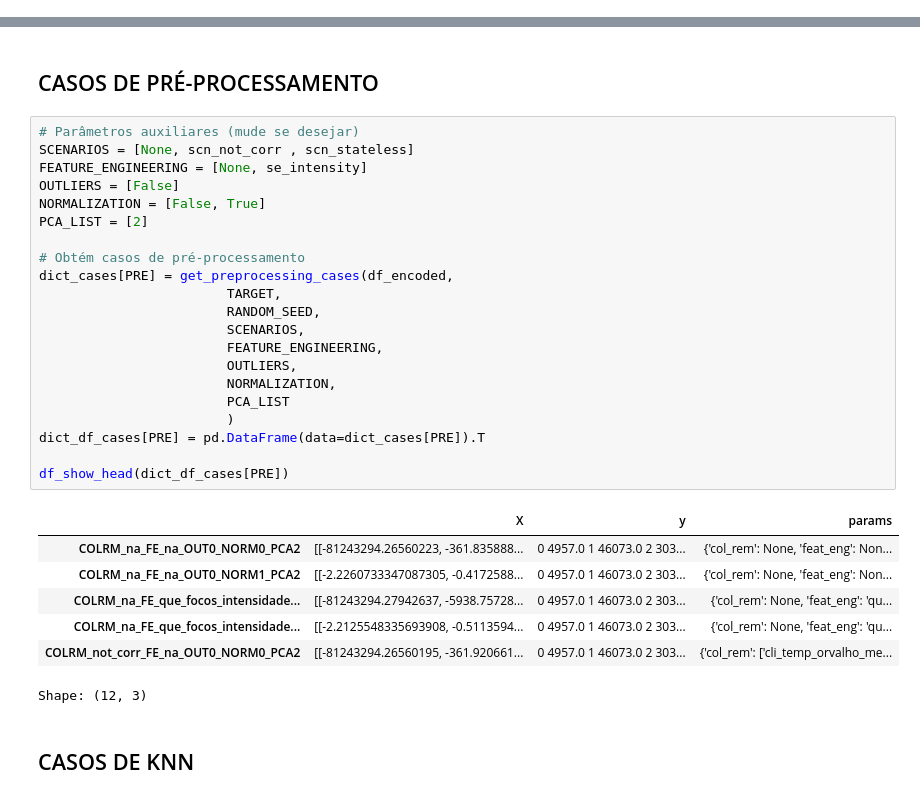
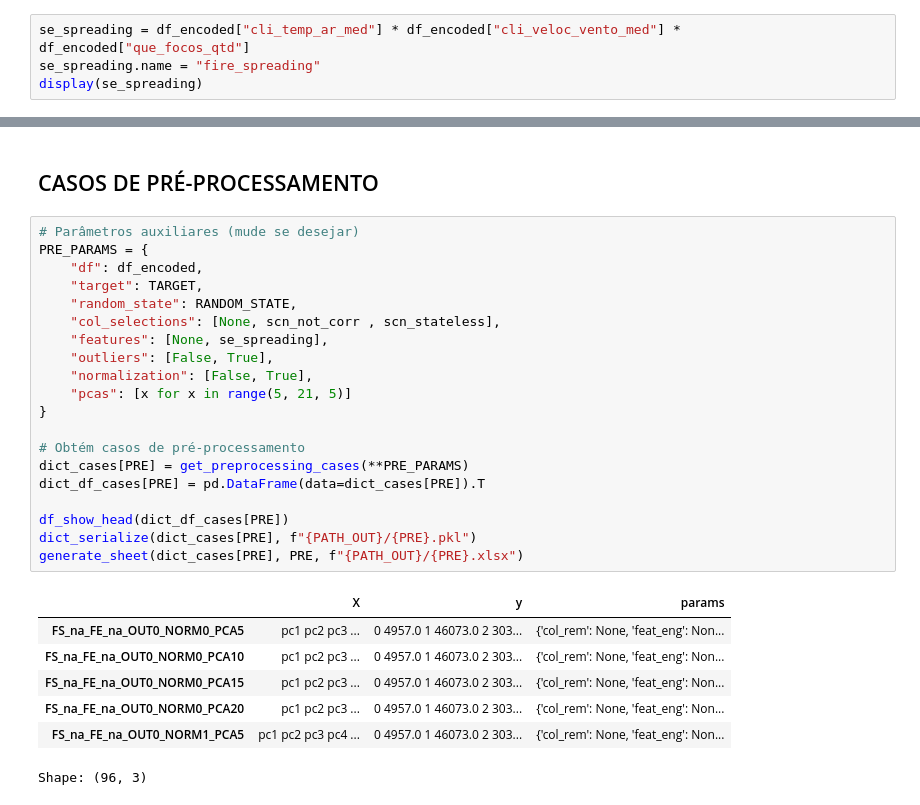
Before and after one commit to SirSirocco/DataScience_2025_1, a Jupyter notebook: experiment_plan.ipynb, the cells around one changed output, grey strips where cells are left out. Cells and saved outputs as stored; diff of their text form.

```diff
--- a/experiment_plan.ipynb
+++ b/experiment_plan.ipynb
@@ -533,0 +591,4 @@ dtype: float64
+# %%
+se_spreading = df_encoded["cli_temp_ar_med"] * df_encoded["cli_veloc_vento_med"] * df_encoded["que_focos_qtd"]
+se_spreading.name = "fire_spreading"
+display(se_spreading)
@@ -572,32 +662,29 @@ TARGET = "que_area_queimada"
 ## CASOS DE PRÉ-PROCESSAMENTO
 # %%
 # Parâmetros auxiliares (mude se desejar)
-SCENARIOS = [None, scn_not_corr , scn_stateless]
-FEATURE_ENGINEERING = [None, se_intensity]
-OUTLIERS = [False]
-NORMALIZATION = [False, True]
-PCA_LIST = [2]
+PRE_PARAMS = {
+    "df": df_encoded,
+    "target": TARGET,
+    "random_state": RANDOM_STATE,
+    "col_selections": [None, scn_not_corr , scn_stateless],
+    "features": [None, se_spreading],
+    "outliers": [False, True],
+    "normalization": [False, True],
+    "pcas": [x for x in range(5, 21, 5)]
+}
 
 # Obtém casos de pré-processamento
-dict_cases[PRE] = get_preprocessing_cases(df_encoded,
-                        TARGET,
-                        RANDOM_SEED,
-                        SCENARIOS,
-                        FEATURE_ENGINEERING,
-                        OUTLIERS,
-                        NORMALIZATION,
-                        PCA_LIST
-                        )
+dict_cases[PRE] = get_preprocessing_cases(**PRE_PARAMS)
 dict_df_cases[PRE] = pd.DataFrame(data=dict_cases[PRE]).T
 
 df_show_head(dict_df_cases[PRE])
+dict_serialize(dict_cases[PRE], f"{PATH_OUT}/{PRE}.pkl")
+generate_sheet(dict_cases[PRE], PRE, f"{PATH_OUT}/{PRE}.xlsx")
 # %% [output]
 |  | X | y | params |
-| COLRM_na_FE_na_OUT0_NORM0_PCA2 | [[-81243294.26560223, -361.835888... | 0 4957.0 1 46073.0 2 303... | {'col_rem': None, 'feat_eng': Non... |
-| COLRM_na_FE_na_OUT0_NORM1_PCA2 | [[-2.2260733347087305, -0.4172588... | 0 4957.0 1 46073.0 2 303... | {'col_rem': None, 'feat_eng': Non... |
-| COLRM_na_FE_que_focos_intensidade... | [[-81243294.27942637, -5938.75728... | 0 4957.0 1 46073.0 2 303... | {'col_rem': None, 'feat_eng': 'qu... |
-| COLRM_na_FE_que_focos_intensidade... | [[-2.2125548335693908, -0.5113594... | 0 4957.0 1 46073.0 2 303... | {'col_rem': None, 'feat_eng': 'qu... |
-| COLRM_not_corr_FE_na_OUT0_NORM0_PCA2 | [[-81243294.26560195, -361.920661... | 0 4957.0 1 46073.0 2 303... | {'col_rem': ['cli_temp_orvalho_me... |
+| FS_na_FE_na_OUT0_NORM0_PCA5 | pc1 pc2 pc3 ... | 0 4957.0 1 46073.0 2 303... | {'col_rem': None, 'feat_eng': Non... |
+| FS_na_FE_na_OUT0_NORM0_PCA10 | pc1 pc2 pc3 ... | 0 4957.0 1 46073.0 2 303... | {'col_rem': None, 'feat_eng': Non... |
+| FS_na_FE_na_OUT0_NORM0_PCA15 | pc1 pc2 pc3 ... | 0 4957.0 1 46073.0 2 303... | {'col_rem': None, 'feat_eng': Non... |
+| FS_na_FE_na_OUT0_NORM0_PCA20 | pc1 pc2 pc3 ... | 0 4957.0 1 46073.0 2 303... | {'col_rem': None, 'feat_eng': Non... |
+| FS_na_FE_na_OUT0_NORM1_PCA5 | pc1 pc2 pc3 pc4 ... | 0 4957.0 1 46073.0 2 303... | {'col_rem': None, 'feat_eng': Non... |
-Shape: (12, 3)
+Shape: (96, 3)
-# %% [markdown]
-## CASOS DE KNN
```
Also changed, not shown: parts of 21 cells of this notebook.
